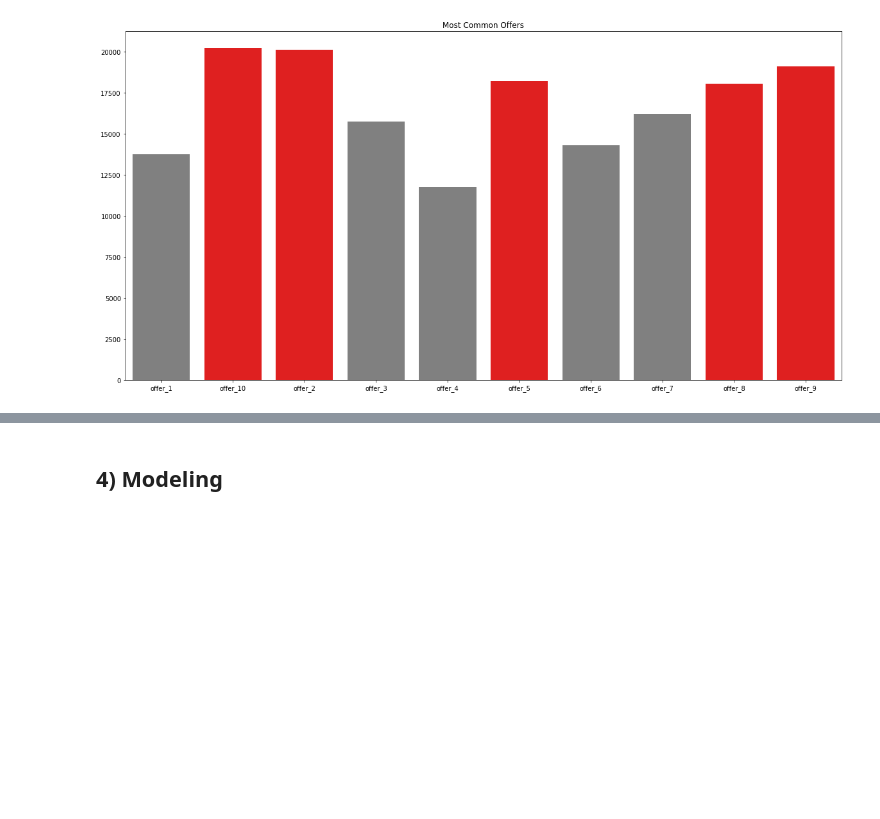
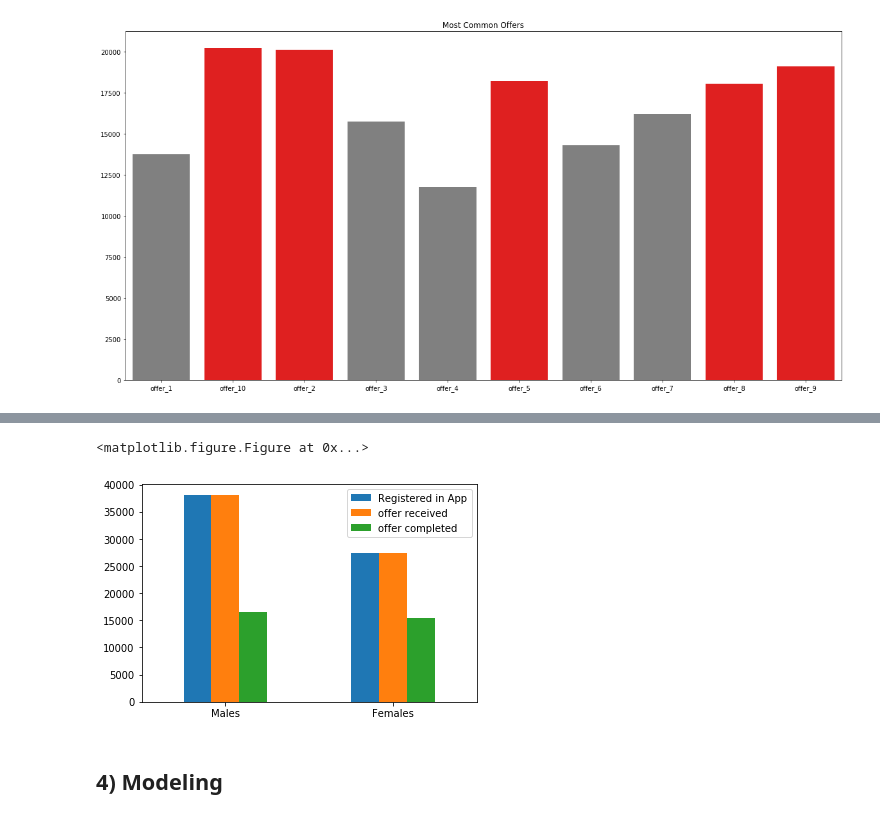
Before and after one commit to fhdcs/Starbucks-Capstone, a Jupyter notebook: Starbucks_Capstone_notebook.ipynb, the cells around one changed output, grey strips where cells are left out. Cells and saved outputs as stored; diff of their text form; code cells hidden in the pictures; blank space fills up the shorter version.

```diff
--- a/Starbucks_Capstone_notebook.ipynb
+++ b/Starbucks_Capstone_notebook.ipynb
@@ -689,3 +700,22 @@ plot(x,y,'Most Common Offers')
+# %%
+MaleA = df_all.gender_M.sum()
+FemaleA = df_all.gender_F.sum()
+MaleC = df_all[df_all['offer completed']== 1].gender_M.sum()
+FemaleC = df_all[df_all['offer completed']== 1].gender_F.sum()
+MaleR = df_all[df_all['offer received']== 1].gender_M.sum()
+FemaleR = df_all[df_all['offer received']== 1].gender_F.sum()
+available_app = [MaleA,FemaleA]
+offer_received = [MaleR,FemaleR]
+offer_completed = [MaleC,FemaleC]
+index = ['Males','Females']
+comp = pd.DataFrame({'Registered in App': offer_received,
+                    'offer received': offer_received,
+                   'offer completed': offer_completed}, index=index)
+plt.figure(figsize=[16,5]);
+ax = comp.plot.bar(rot=0);
+# %% [output]
+<matplotlib.figure.Figure at 0x...>
+[figure, added]
 # %% [markdown]
 ## 4) Modeling
 # %% [markdown]
```
Also changed, not shown: parts of 20 cells of this notebook, 1 other file.
